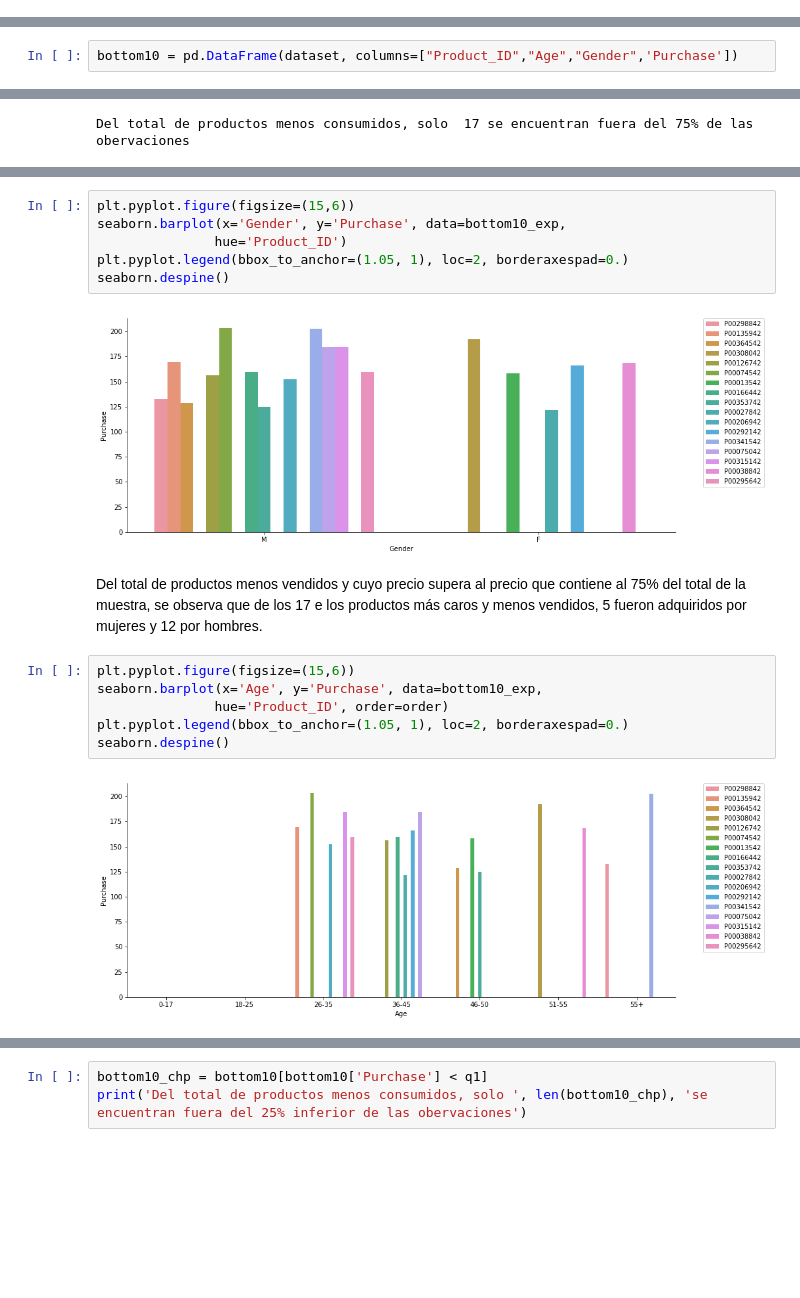
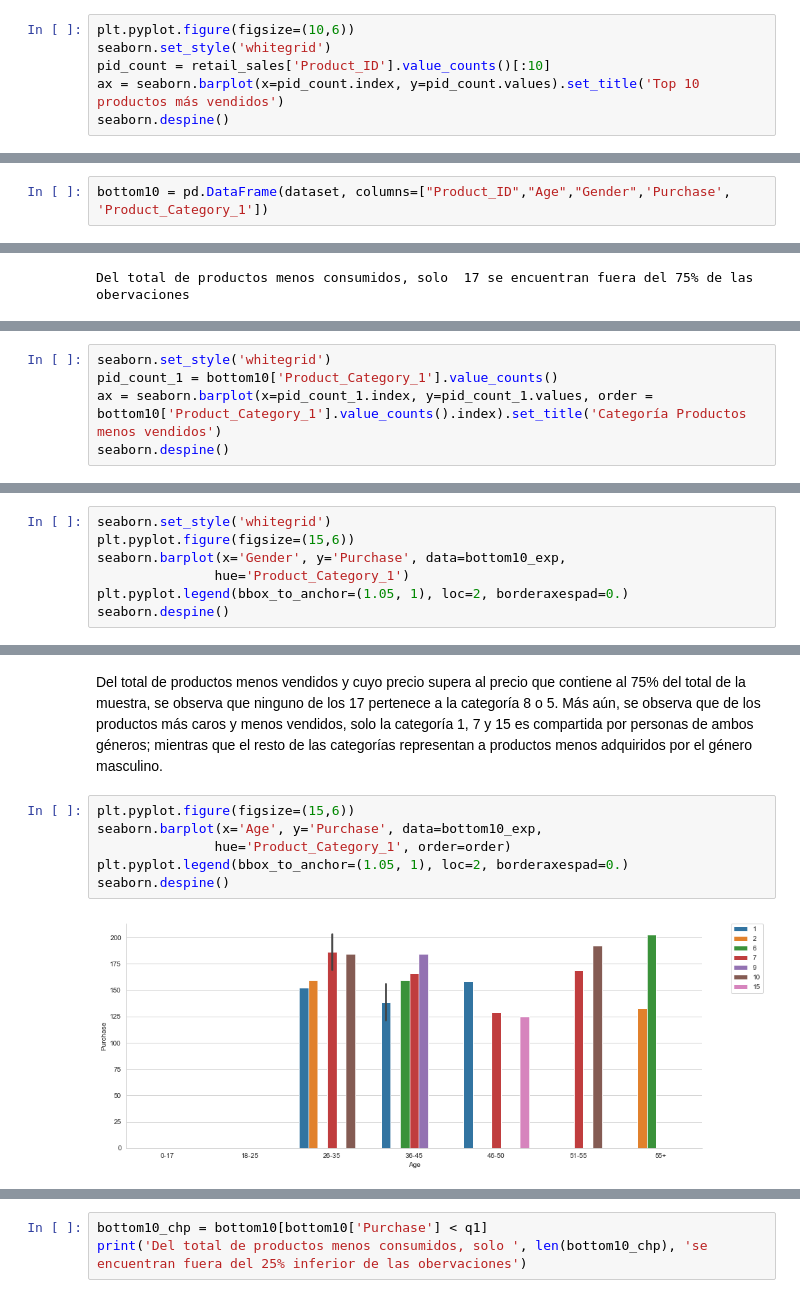
Before and after one commit to valenmongi/Mentoria-DiploDatos, a Jupyter notebook: 00_first_data_exploration_1.ipynb, the cells around one changed output, grey strips where cells are left out. Cells and saved outputs as stored; diff of their text form; blank space fills up the shorter version.

```diff
--- a/00_first_data_exploration_1.ipynb
+++ b/00_first_data_exploration_1.ipynb
@@ -275,2 +285,8 @@ seaborn.despine()
 # %% [markdown]
 **4. Top productos más vendidos, a qué categorias pertenecen? (tener en cuenta solo la columna Product_Category_1 ). Estos productos son consumidos por usuarios de todas las edades o algunos rangos en particular? Graficar productos más vendidos por edad y por género**
+# %%
+plt.pyplot.figure(figsize=(10,6))
+seaborn.set_style('whitegrid')
+pid_count = retail_sales['Product_ID'].value_counts()[:10]
+ax = seaborn.barplot(x=pid_count.index, y=pid_count.values).set_title('Top 10 productos más vendidos')
+seaborn.despine()
@@ -384,7 +402,7 @@ Index(['P00056542', 'P00013442', 'P00013542', 'P00013842', 'P00206542',
        'P00073342', 'P00126742', 'P00306942', 'P00338242', 'P00203942'],
       dtype='object', name='Product_ID', length=141)
 # %%
-bottom10 = pd.DataFrame(dataset, columns=["Product_ID","Age","Gender",'Purchase'])
+bottom10 = pd.DataFrame(dataset, columns=["Product_ID","Age","Gender",'Purchase', 'Product_Category_1'])
 # %%
 bottom10=bottom10[bottom10['Product_ID'].isin(less_sell)]
 # %%
@@ -410,0 +431,5 @@ Del total de productos menos consumidos, solo  17 se encuentran fuera del 75% de
+# %%
+seaborn.set_style('whitegrid')
+pid_count_1 = bottom10['Product_Category_1'].value_counts()
+ax = seaborn.barplot(x=pid_count_1.index, y=pid_count_1.values, order = bottom10['Product_Category_1'].value_counts().index).set_title('Categoría Productos menos vendidos')
+seaborn.despine()
@@ -410,0 +447,7 @@ Del total de productos menos consumidos, solo  17 se encuentran fuera del 75% de
+# %%
+seaborn.set_style('whitegrid')
+plt.pyplot.figure(figsize=(15,6))
+seaborn.barplot(x='Gender', y='Purchase', data=bottom10_exp,
+               hue='Product_Category_1')
+plt.pyplot.legend(bbox_to_anchor=(1.05, 1), loc=2, borderaxespad=0.)
+seaborn.despine()
@@ -411,19 +456,11 @@ Del total de productos menos consumidos, solo  17 se encuentran fuera del 75% de
+# %% [markdown]
+Del total de productos menos vendidos y cuyo precio supera al precio que contiene al 75% del total de la muestra, se observa que ninguno de los 17 pertenece a la categoría 8 o 5. Más aún, se observa que de los productos más caros y menos vendidos, solo la categoría 1, 7 y 15 es compartida por personas de ambos géneros; mientras que el resto de las categorías representan a productos menos adquiridos por el género masculino.
 # %%
 plt.pyplot.figure(figsize=(15,6))
-seaborn.barplot(x='Gender', y='Purchase', data=bottom10_exp,
-               hue='Product_ID')
+seaborn.barplot(x='Age', y='Purchase', data=bottom10_exp,
+               hue='Product_Category_1', order=order)
 plt.pyplot.legend(bbox_to_anchor=(1.05, 1), loc=2, borderaxespad=0.)
 seaborn.despine()
 # %% [output]
-[figure, old version]
+[figure, new version]
-# %% [markdown]
-Del total de productos menos vendidos y cuyo precio supera al precio que contiene al 75% del total de la muestra, se observa que de los 17 e los productos más caros y menos vendidos, 5 fueron adquiridos por mujeres y 12 por hombres.
-# %%
-plt.pyplot.figure(figsize=(15,6))
-seaborn.barplot(x='Age', y='Purchase', data=bottom10_exp,
-               hue='Product_ID', order=order)
-plt.pyplot.legend(bbox_to_anchor=(1.05, 1), loc=2, borderaxespad=0.)
-seaborn.despine()
-# %% [output]
-[figure, removed]
 # %% [markdown]
```
Also changed, not shown: parts of 35 cells of this notebook.
